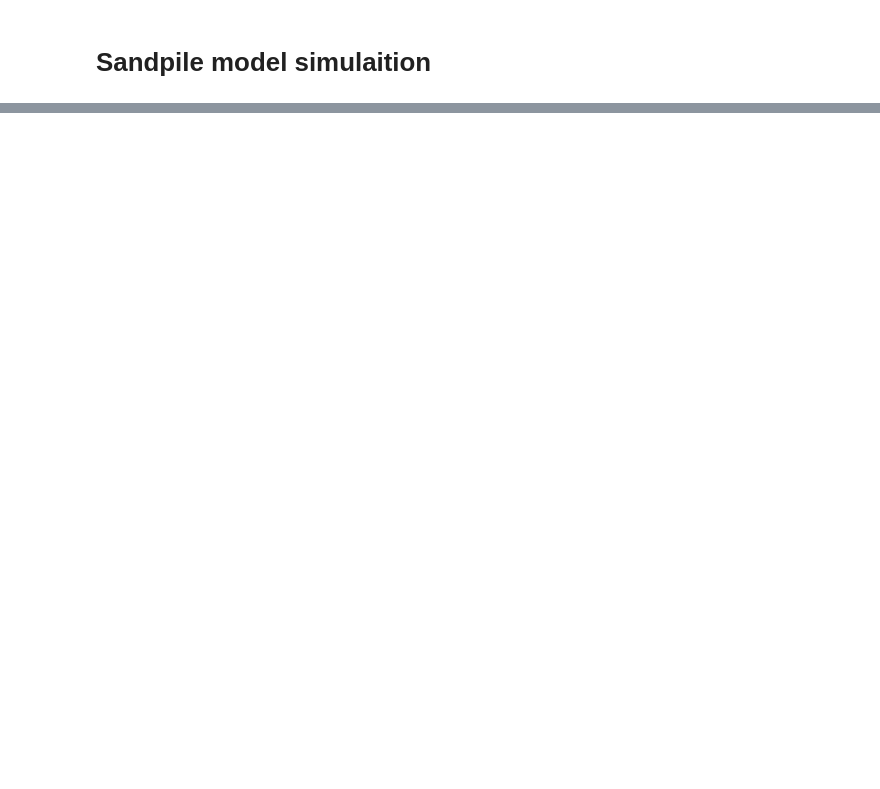
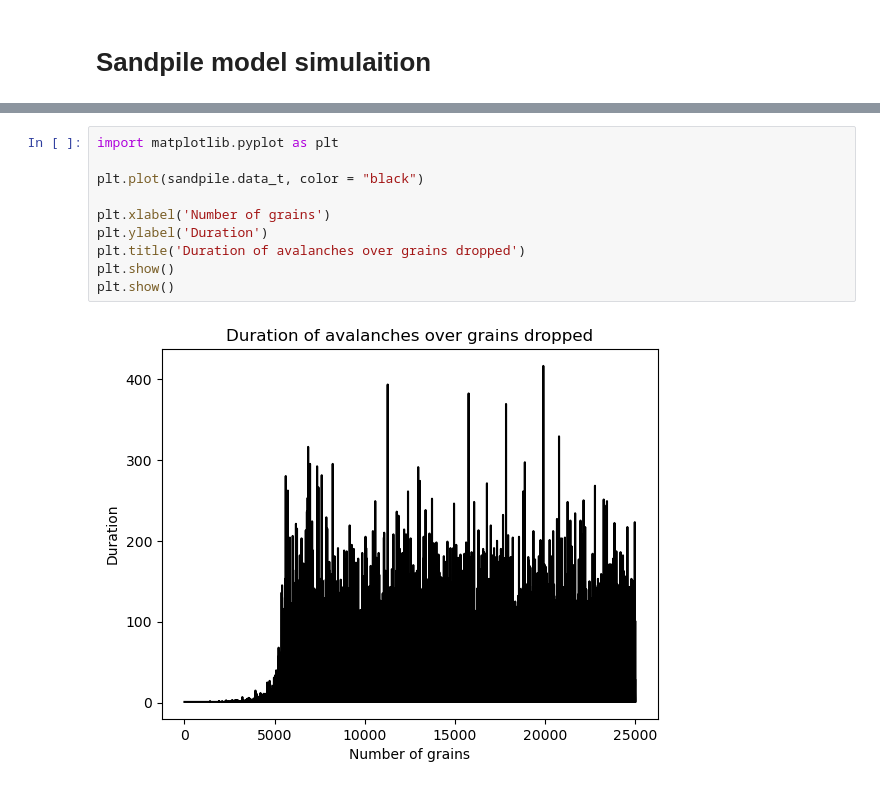
Before and after one commit to Isi2000/SANDPILE, a Jupyter notebook: isacco.ipynb, the cells around one changed output, grey strips where cells are left out. Drawn from its saved outputs; the diff is of its cells as text; blank space fills up the shorter version.

```diff
--- a/isacco.ipynb
+++ b/isacco.ipynb
@@ -74,2 +62,14 @@ plt.plot(sandpile.data)
+# %%
+import matplotlib.pyplot as plt
+
+plt.plot(sandpile.data_t, color = "black")
+
+plt.xlabel('Number of grains')
+plt.ylabel('Duration')
+plt.title('Duration of avalanches over grains dropped')
+plt.show()
+plt.show()
+# %% [output]
+[figure, added]
 # %%
 isacco = {}
```
Also changed, not shown: parts of 9 cells of this notebook, 2 other files.
